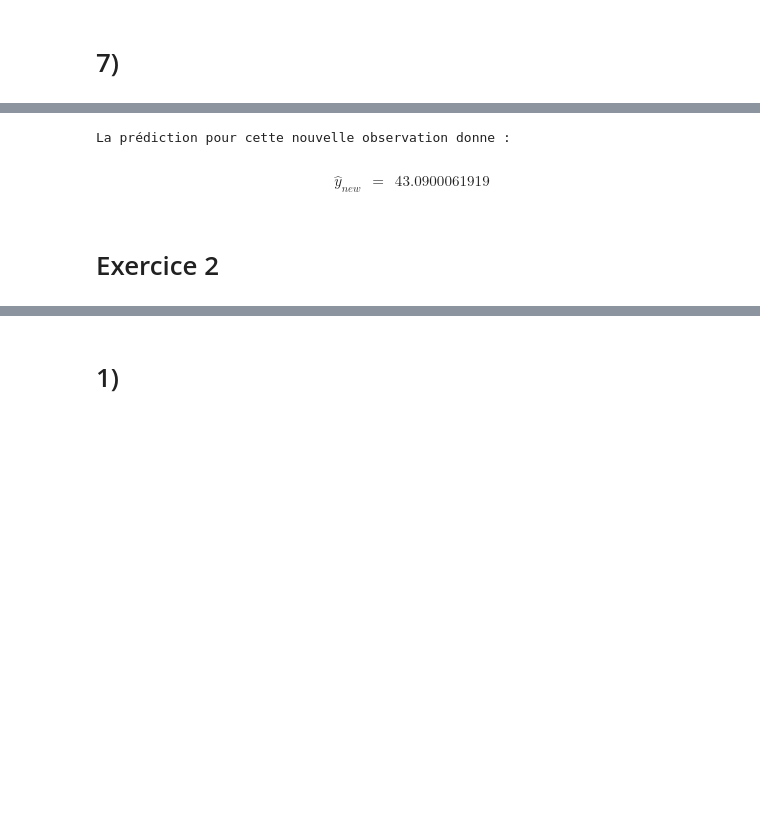
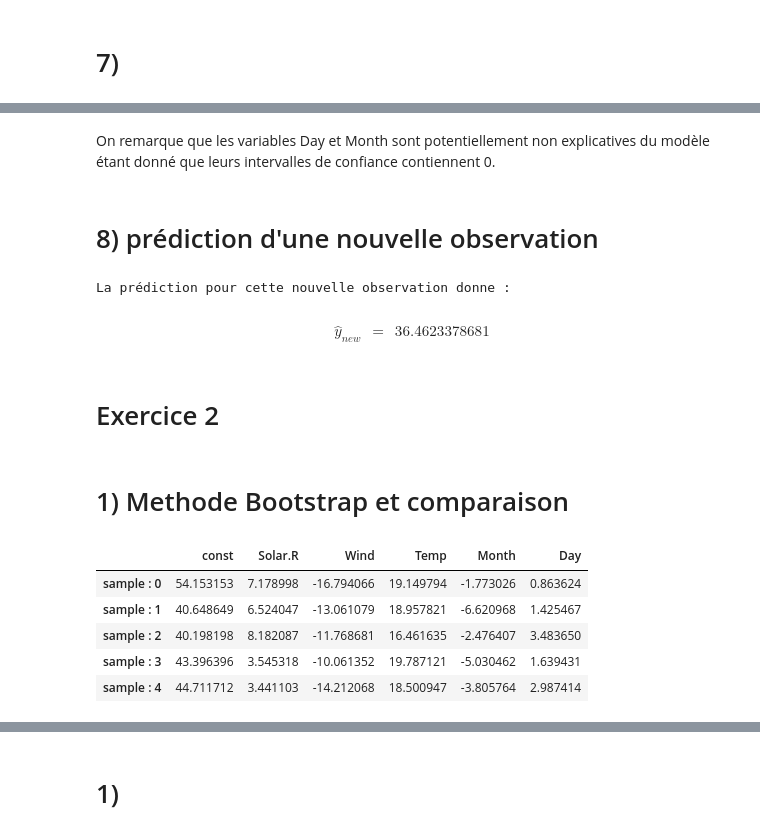
Before and after one commit to rachidalili/MS-BGD2015, a Jupyter notebook: Malik-Oussalah/DM_Malik_Oussalah.ipynb, the cells around one changed output, grey strips where cells are left out. Saved outputs shown, nothing was run; the diff lists cells and outputs as text; code cells hidden in the pictures; blank space fills up the shorter version.

```diff
--- a/Malik-Oussalah/DM_Malik_Oussalah.ipynb
+++ b/Malik-Oussalah/DM_Malik_Oussalah.ipynb
@@ -166,7 +155,13 @@ $$
+# %% [markdown]
+On remarque que les variables Day et Month
+sont potentiellement non explicatives du modèle
+étant donné que leurs intervalles de confiance contiennent 0.
+# %% [markdown]
+# 8) prédiction d'une nouvelle observation
 # %%
 #Création de la nouvelle observation
 listenom = ['Solar.R','Wind','Temp','Month','Day']
-newline = pd.DataFrame([[197, 10, 70, 1,3]], columns = listenom)
+newline = pd.DataFrame([[197, 10, 70, 3,1]], columns = listenom)
 
 #prédiction de la valeur d'Ozone pour la nouvelle observation
 y_newline_pred = skl_linmod_ozone_original.predict(newline)
@@ -174,6 +169,35 @@ print "La prédiction pour cette nouvelle observation donne : "
 display(Math(r'$\hat{y}_{new}~~ =~~ '+str(y_newline_pred[0])))
 # %% [output]
 La prédiction pour cette nouvelle observation donne :
-$$\hat{y}_{new}~~ =~~ 43.0900061919$$
+$$\hat{y}_{new}~~ =~~ 36.4623378681$$
 # %% [markdown]
 # Exercice 2 #
+# %% [markdown]
+# 1) Methode Bootstrap et comparaison
+# %%
+from sklearn.utils import resample
+ListeDeThetaestim_sample=pd.DataFrame()
+Comparaison_bootstrap_MCO=pd.DataFrame()
+for i in range(0,10000):
+    airq_data_resample = sklearn.utils.resample(dataset,replace='True')
+    Ysample = airq_data_resample['Ozone'].astype(float)
+    Xsample = airq_data_resample[['Solar.R', 'Wind', 'Temp', 'Month', 'Day']].astype(float)
+    # Centrage et Réduction des variables explicatives
+    Xsample_mean=np.mean(Xsample)
+    Xsample_ecartType = np.std(Xsample)
+    Xsample_rescale = (Xsample - Xsample_mean)/Xsample_ecartType
+    Xsample_rescale=sa.add_constant(Xsample_rescale)
+    theta_estim_sample = sa.OLS(Ysample,Xsample_rescale).fit().params
+    ListeDeThetaestim_sample['sample : '+ str(i)]=theta_estim_sample
+
+# Changement des lignes en colonnes
+ListeDeThetaestim_sample=ListeDeThetaestim_sample.T
+# Affichage des coefficients estimés pour les 5 premiers samples
+ListeDeThetaestim_sample.head()
+# %% [output]
+|  | const | Solar.R | Wind | Temp | Month | Day |
+| sample : 0 | 54.153153 | 7.178998 | -16.794066 | 19.149794 | -1.773026 | 0.863624 |
+| sample : 1 | 40.648649 | 6.524047 | -13.061079 | 18.957821 | -6.620968 | 1.425467 |
+| sample : 2 | 40.198198 | 8.182087 | -11.768681 | 16.461635 | -2.476407 | 3.483650 |
+| sample : 3 | 43.396396 | 3.545318 | -10.061352 | 19.787121 | -5.030462 | 1.639431 |
+| sample : 4 | 44.711712 | 3.441103 | -14.212068 | 18.500947 | -3.805764 | 2.987414 |
```
Also changed, not shown: parts of 27 cells of this notebook.
